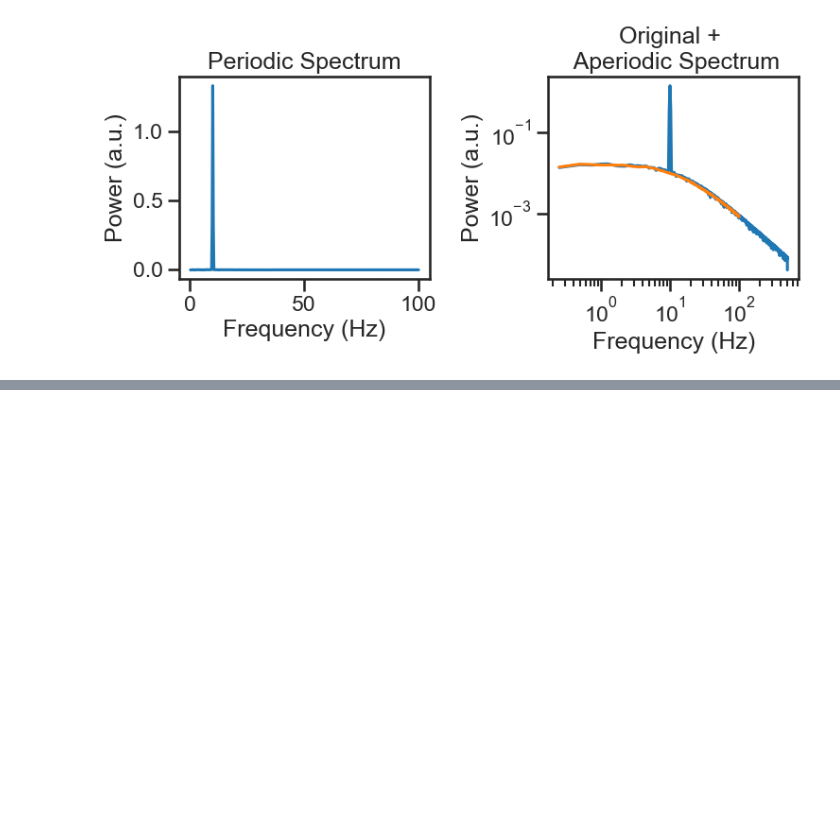
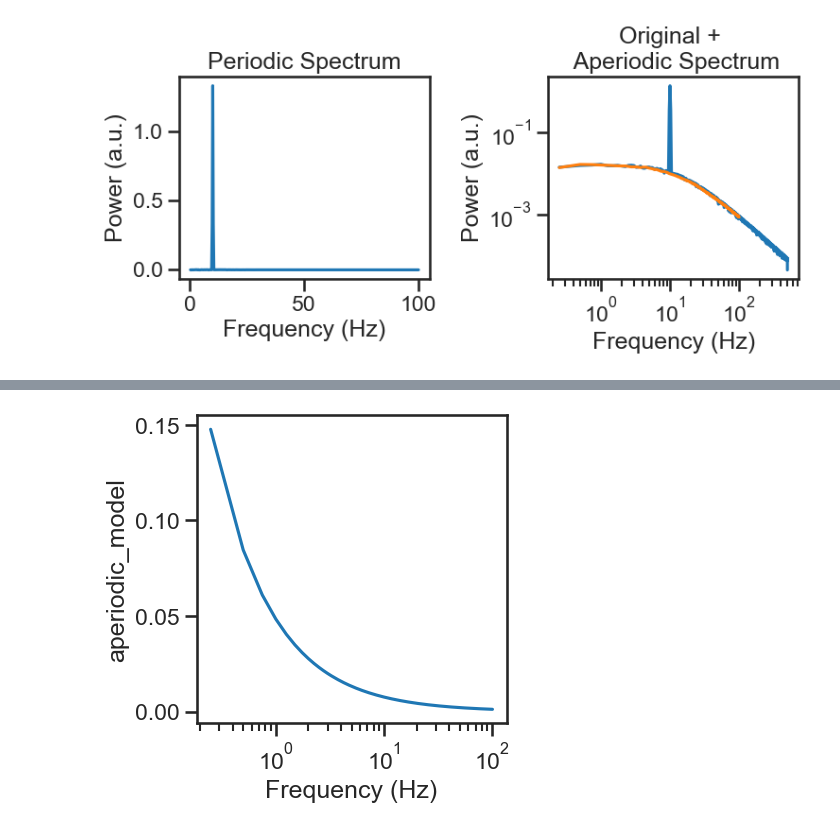
Before and after one commit to schmidtfa/pyrasa, a Jupyter notebook: examples/basic_functionality.ipynb, the cells around one changed output, grey strips where cells are left out. Saved outputs shown, nothing was run; the diff lists cells and outputs as text; code cells hidden in the pictures; blank space fills up the shorter version.

Commit message:
return aperiodic model

```diff
--- a/examples/basic_functionality.ipynb
+++ b/examples/basic_functionality.ipynb
@@ -275,0 +276,7 @@ pd.concat([ap_f.gof, ap_k.gof])
+# %%
+f, ax = plt.subplots(figsize=(4,4))
+sns.lineplot(data=ap_f.pred, x='Frequency (Hz)', y='aperiodic_model', ax=ax)
+ax.set_xscale('log')
+#ax.set_yscale('log')
+# %% [output]
+[figure, added]
```
Also changed, not shown: parts of 14 cells of this notebook, 5 other files.
